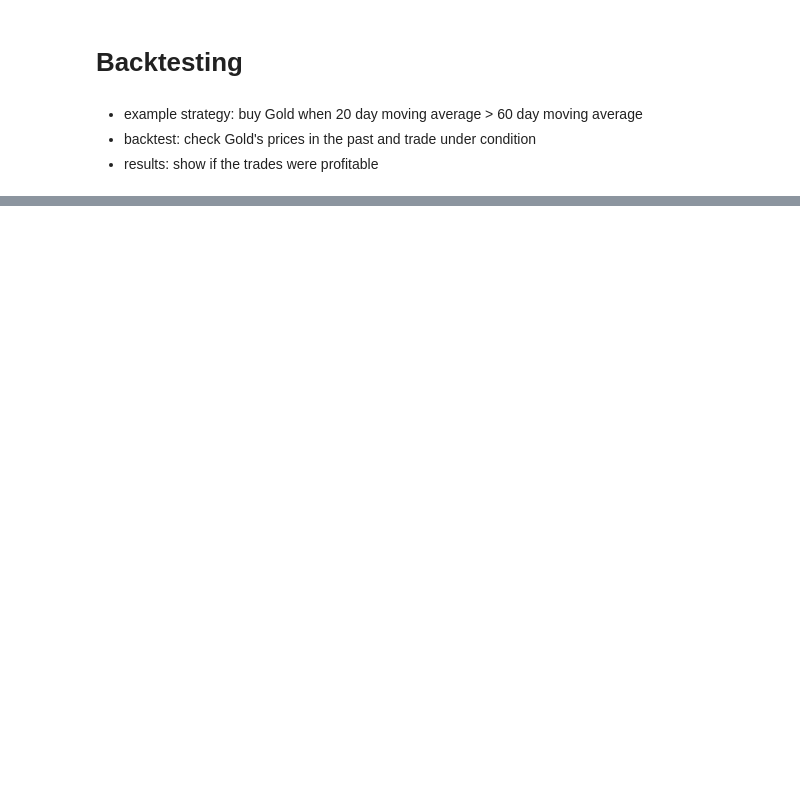
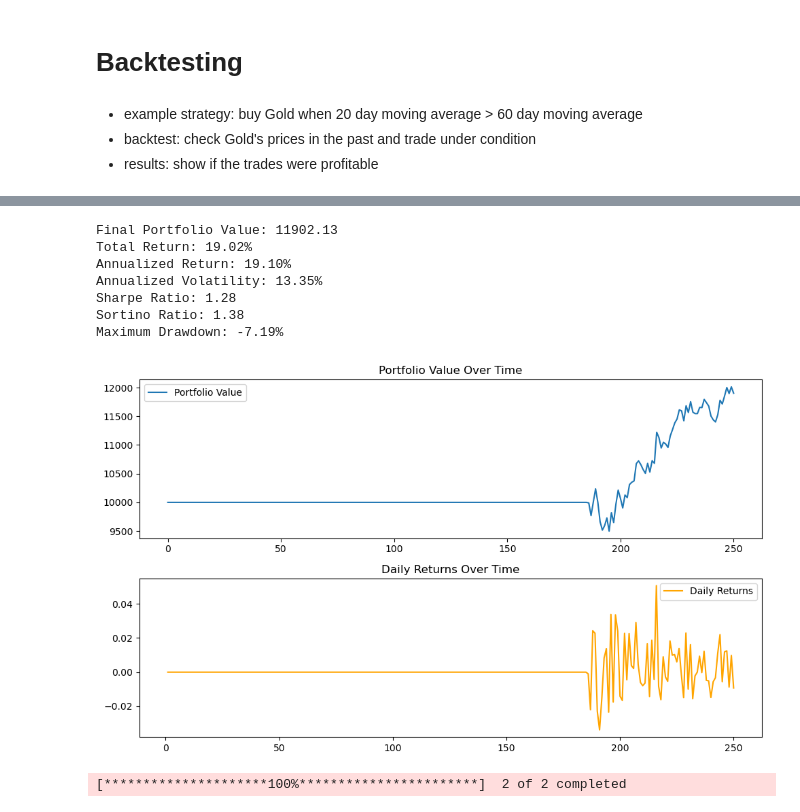
Before and after one commit to GeronimoBWalker/commodity, a Jupyter notebook: Backtest/backtest.ipynb, the cells around one changed output, grey strips where cells are left out. Saved outputs shown, nothing was run; the diff lists cells and outputs as text; code cells hidden in the pictures; blank space fills up the shorter version.

```diff
--- a/Backtest/backtest.ipynb
+++ b/Backtest/backtest.ipynb
@@ -149,0 +79,41 @@ plt.show()
+# %%
+# Define your strategy, indicators, and signal logic here
+
+
+strategy = Strategy(
+    indicators={
+        "sma_50": lambda df: df["close"].rolling(window=50).mean(),
+        "std_3": lambda df: df["sma_50"].std() * 3,
+        "std_3_upper": lambda df: df["sma_50"] + df["std_3"],
+        "std_3_lower": lambda df: df["sma_50"] - df["std_3"],
+    },
+    signal_logic=lambda df: (
+        1
+        if df["close"] < df["std_3_lower"]
+        else -1 if df["close"] > df["std_3_upper"] else 0
+    ),
+)
+
+
+data = strategy.generate_signals(data)
+
+backtester = Backtester()
+backtester.backtest(data)
+backtester.calculate_performance()
+# %% [output]
+Final Portfolio Value: 11902.13
+Total Return: 19.02%
+Annualized Return: 19.10%
+Annualized Volatility: 13.35%
+Sharpe Ratio: 1.28
+Sortino Ratio: 1.38
+Maximum Drawdown: -7.19%
+[figure, added]
+# %%
+tickers = ["NFLX","ROKU"]
+start_date = "2023-01-01"
+end_date = "2024-04-03"
+
+data = yf.download(tickers,start=start_date,end=end_date,auto_adjust=True)['Close']
+# %% [output]
+[*********************100%***********************]  2 of 2 completed
```
Also changed, not shown: parts of 8 cells of this notebook, 1 other file.
